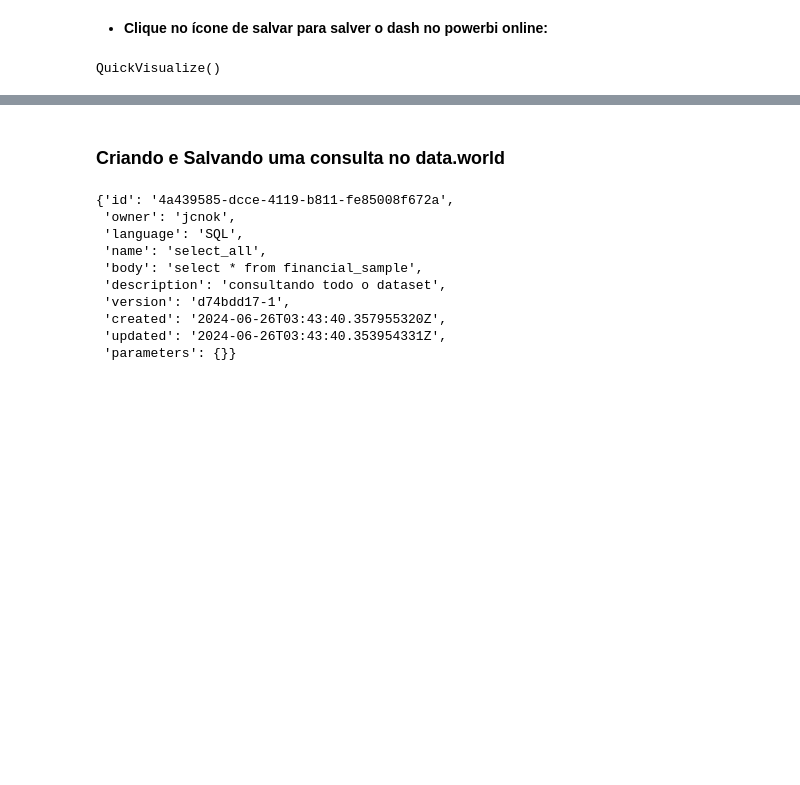
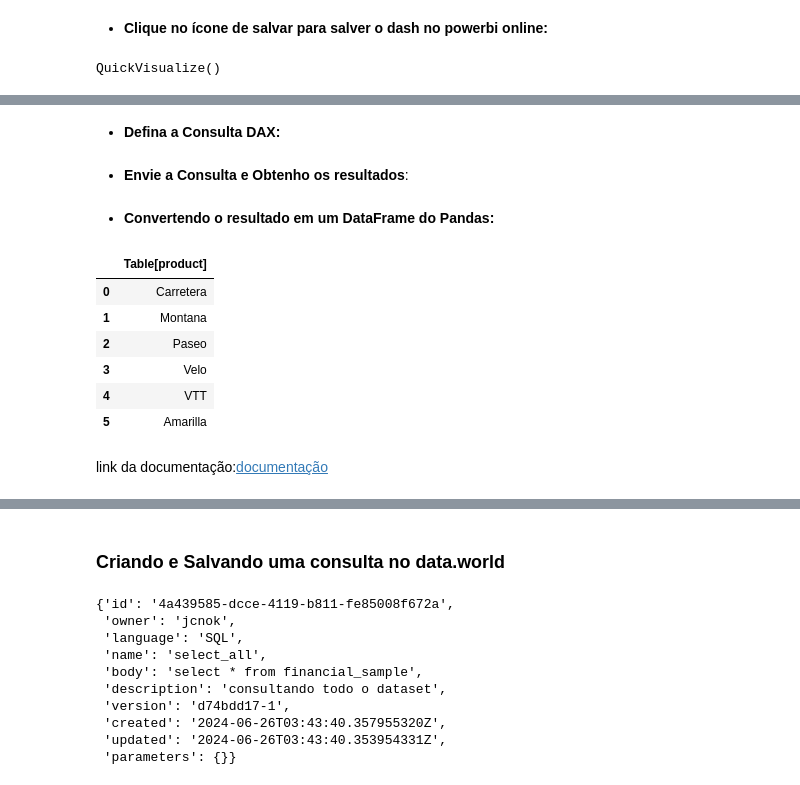
Before and after one commit to Jcnok/Integracao-Jupyter-com-Power-BI, a Jupyter notebook: notebook/integracao_jupyter_powerbi.ipynb, the cells around one changed output, grey strips where cells are left out. Drawn from its saved outputs; the diff is of its cells as text; code cells hidden in the pictures; blank space fills up the shorter version.

```diff
--- a/notebook/integracao_jupyter_powerbi.ipynb
+++ b/notebook/integracao_jupyter_powerbi.ipynb
@@ -405,0 +397,37 @@ JSONDecodeError: Expecting value: line 1 column 1 (char 0)
+# %%
+dataset_id = 'edf35402-a994-4111-b4a3-65b644fb25de'
+url = f'https://api.powerbi.com/v1.0/myorg/datasets/{dataset_id}/executeQueries'
+# %% [markdown]
+* **Defina a Consulta DAX:**
+# %%
+dax_query = {
+    "queries": [
+        {
+            "query": "EVALUATE SUMMARIZECOLUMNS('Table'[Product])"
+        }
+    ],
+    "serializerSettings": {
+        "includeNulls": True
+    }
+}
+# %% [markdown]
+* **Envie a Consulta e Obtenho os resultados**:
+# %%
+response = requests.post(url, headers=headers, json=dax_query)
+response_data = response.json()
+# %% [markdown]
+* **Convertendo o resultado em um DataFrame do Pandas:**
+# %%
+results = response_data['results'][0]['tables'][0]['rows']
+df = pd.DataFrame(results)
+display(df)
+# %% [output]
+|  | Table[product] |
+| 0 | Carretera |
+| 1 | Montana |
+| 2 | Paseo |
+| 3 | Velo |
+| 4 | VTT |
+| 5 | Amarilla |
+# %% [markdown]
+link da documentação:[documentação]('https://learn.microsoft.com/en-us/rest/api/power-bi/datasets/execute-queries')
```
Also changed, not shown: parts of 43 cells of this notebook.
